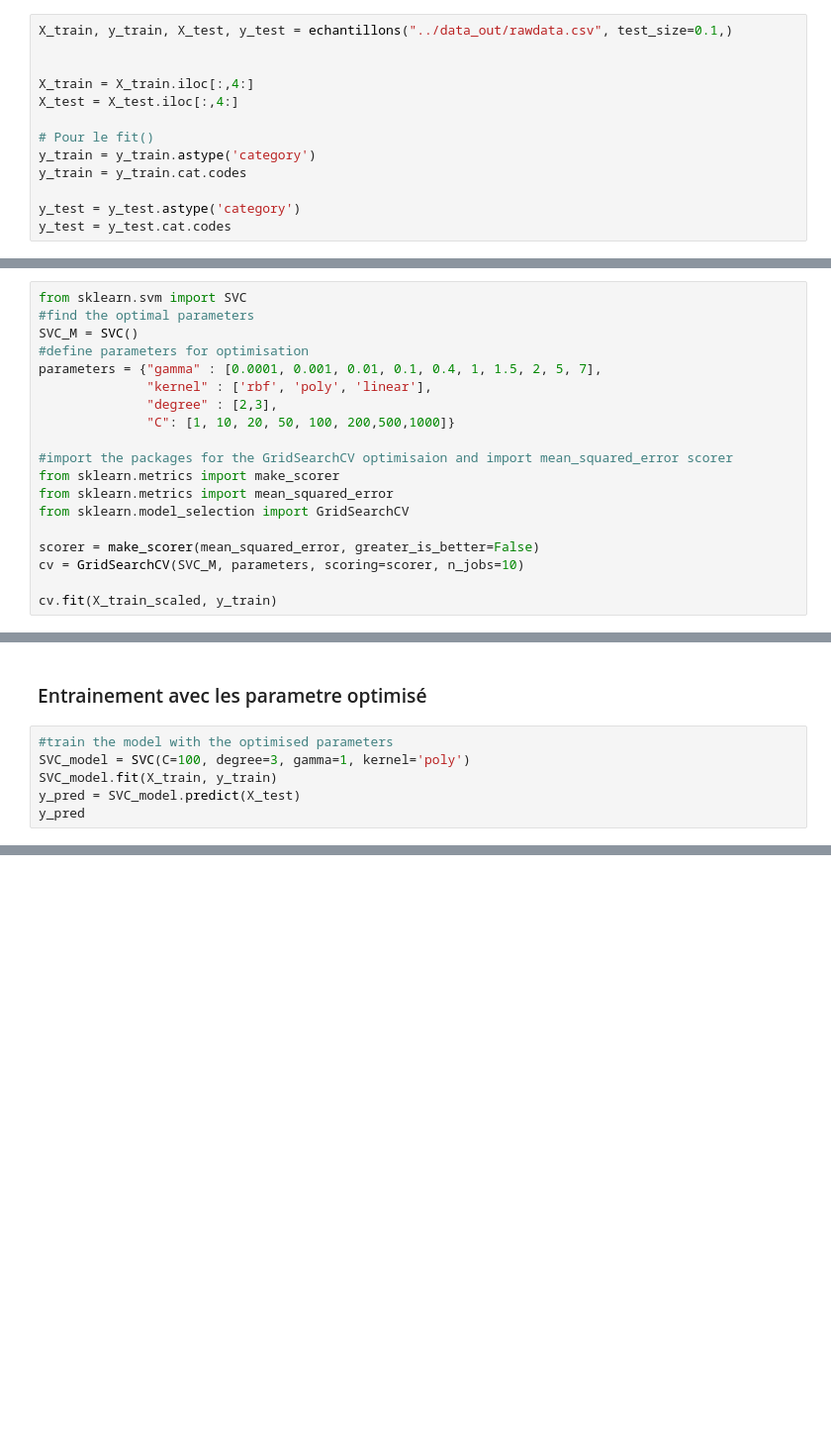
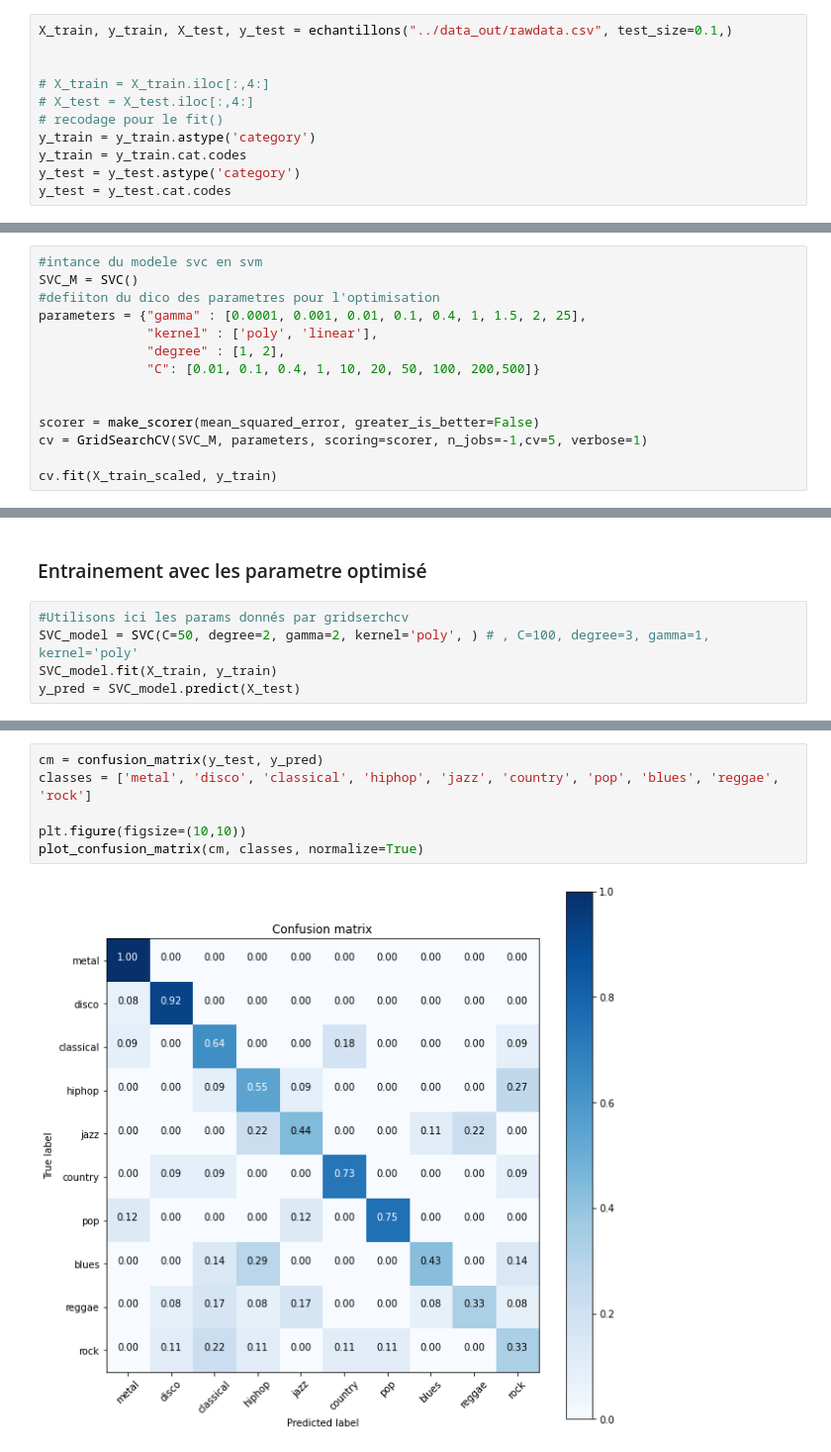
Before and after one commit to abdoulsn/music_gender_recognition, a Jupyter notebook: codes/music_genre.ipynb, the cells around one changed output, grey strips where cells are left out. Shown at 99% size. Cells and saved outputs as stored; diff of their text form; blank space fills up the shorter version.

```diff
--- a/codes/music_genre.ipynb
+++ b/codes/music_genre.ipynb
@@ -171,13 +185,11 @@ le = preprocessing.LabelEncoder()
 X_train, y_train, X_test, y_test = echantillons("../data_out/rawdata.csv", test_size=0.1,)
 
 
-X_train = X_train.iloc[:,4:]
-X_test = X_test.iloc[:,4:]
-
-# Pour le fit()
+# X_train = X_train.iloc[:,4:]
+# X_test = X_test.iloc[:,4:]
+# recodage pour le fit()
 y_train = y_train.astype('category')
 y_train = y_train.cat.codes
-
 y_test = y_test.astype('category')
 y_test = y_test.cat.codes
 # %% [output]
@@ -212,20 +230,15 @@ plt.show()
 # %%
-from sklearn.svm import SVC
-#find the optimal parameters
+#intance du modele svc en svm
 SVC_M = SVC()
-#define parameters for optimisation
-parameters = {"gamma" : [0.0001, 0.001, 0.01, 0.1, 0.4, 1, 1.5, 2, 5, 7],
-              "kernel" : ['rbf', 'poly', 'linear'],
-              "degree" : [2,3],
-              "C": [1, 10, 20, 50, 100, 200,500,1000]}
+#defiiton du dico des parametres pour l'optimisation
+parameters = {"gamma" : [0.0001, 0.001, 0.01, 0.1, 0.4, 1, 1.5, 2, 25],
+              "kernel" : ['poly', 'linear'],
+              "degree" : [1, 2],
+              "C": [0.01, 0.1, 0.4, 1, 10, 20, 50, 100, 200,500]}
 
-#import the packages for the GridSearchCV optimisaion and import mean_squared_error scorer
-from sklearn.metrics import make_scorer
-from sklearn.metrics import mean_squared_error
-from sklearn.model_selection import GridSearchCV
 
 scorer = make_scorer(mean_squared_error, greater_is_better=False)
-cv = GridSearchCV(SVC_M, parameters, scoring=scorer, n_jobs=10)
+cv = GridSearchCV(SVC_M, parameters, scoring=scorer, n_jobs=-1,cv=5, verbose=1)
 
 cv.fit(X_train_scaled, y_train)
 # %% [output]
@@ -269,9 +290,8 @@ Meilleurs parameters: {'C': 100, 'degree': 3, 'gamma': 1, 'kernel': 'poly'}
 # %% [markdown]
 ### Entrainement avec les parametre optimisé
 # %%
-#train the model with the optimised parameters
-SVC_model = SVC(C=100, degree=3, gamma=1, kernel='poly')
+#Utilisons ici les params donnés par gridserchcv
+SVC_model = SVC(C=50, degree=2, gamma=2, kernel='poly', ) # , C=100, degree=3, gamma=1, kernel='poly'
 SVC_model.fit(X_train, y_train)
 y_pred = SVC_model.predict(X_test)
-y_pred
 # %% [output]
@@ -331,0 +303,8 @@ Fitting 9 folds for each of 32 candidates, totalling 288 fits
+# %%
+cm = confusion_matrix(y_test, y_pred)
+classes = ['metal', 'disco', 'classical', 'hiphop', 'jazz', 'country', 'pop', 'blues', 'reggae', 'rock']
+
+plt.figure(figsize=(10,10))
+plot_confusion_matrix(cm, classes, normalize=True)
+# %% [output]
+[figure, added]
```
Also changed, not shown: parts of 16 cells of this notebook, 1 other file.
